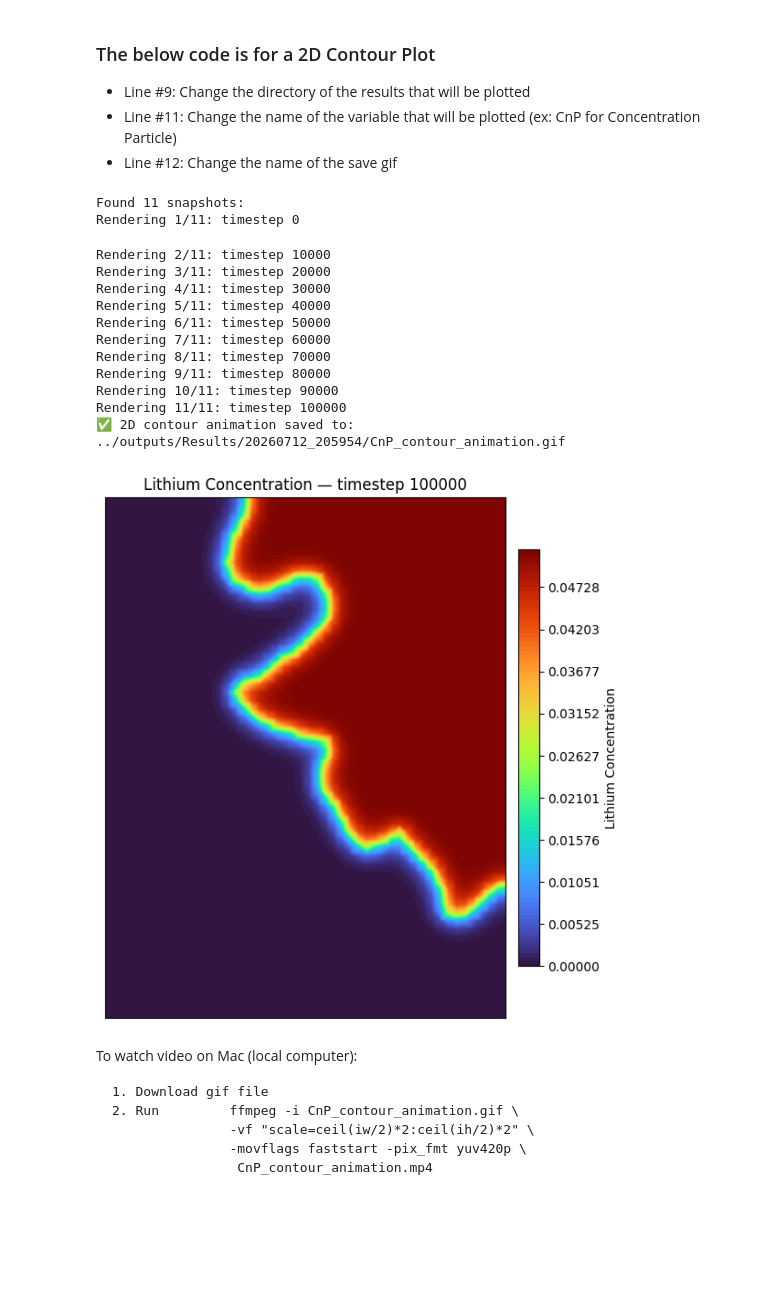
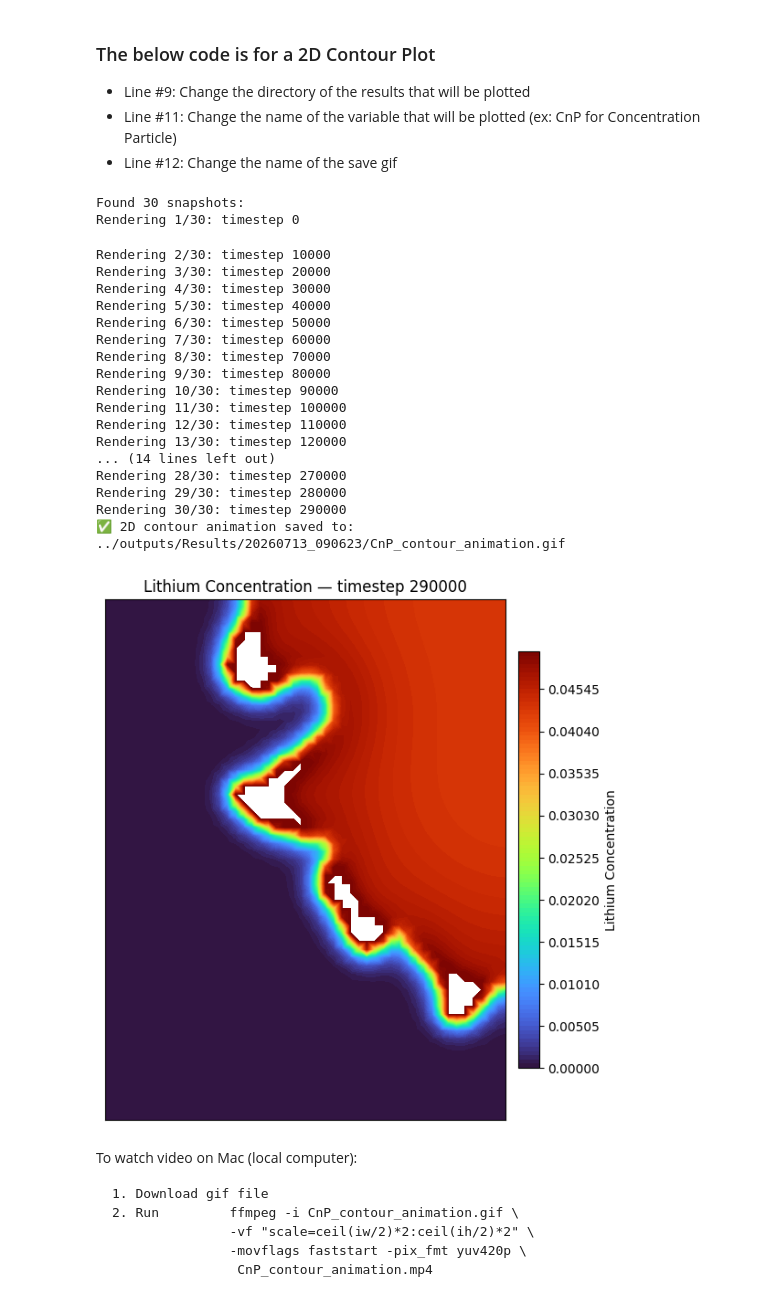
Before and after one commit to trahman64/BESFEM, a Jupyter notebook: plotting/timestep_plot.ipynb, the cells around one changed output. Saved outputs shown, nothing was run; the diff lists cells and outputs as text; code cells hidden in the pictures; blank space fills up the shorter version.

```diff
--- a/plotting/timestep_plot.ipynb
+++ b/plotting/timestep_plot.ipynb
@@ -116,7 +116,7 @@ import glob, os
 from matplotlib.colors import Normalize
 
 # --- USER SETTINGS ---
-result_dir = "../outputs/Results/20260712_205954"
+result_dir = "../outputs/Results/20260713_090623"
 mesh_file = os.path.join(result_dir, "pmesh")
 # mesh_file = os.path.join("../MSU_HPCC/pmesh")
 pattern = os.path.join(result_dir, "CnP_total_[0-9]*")
@@ -154,8 +154,8 @@ ax.set_xticks([]); ax.set_yticks([])
 plt.tight_layout()
 
 # ✅ Fixed normalization and levels
-norm = Normalize(vmin=0.0, vmax=0.05201)
-levels = np.linspace(0, 0.05201, 100)
+norm = Normalize(vmin=0.0, vmax=0.07)
+levels = np.linspace(0, 0.07, 100)
 
 # Dummy contour for fixed 0–1 colorbar
 dummy = ax.tricontourf(X, Y, np.zeros_like(X), levels=levels, cmap='turbo', norm=norm)
@@ -163,48 +163,54 @@ cbar = fig.colorbar(dummy, ax=ax, shrink=0.8, pad=0.02)
 cbar.set_label("Lithium Concentration")
 ax.clear()
 
 # --- Create GIF writer ---
 with imageio.get_writer(output_gif, mode='I', fps=5) as writer:
     for i, fname in enumerate(files):
         step_str = os.path.basename(fname).split("_")[-1]
         timestep = int(step_str)
         print(f"Rendering {i+1}/{len(files)}: timestep {timestep}")
 
         # Load MFEM GridFunction data
         gf = mfem.GridFunction(mesh, fname)
         Z = gf.GetDataArray()
 
-        Z = np.clip(Z, 0.0, 0.05201) # Forcing values within [0, 1.0]
+        Z = np.clip(Z, 0.0, 0.07) # Forcing values within [0, 1.0]
 
         ax.clear()
         cntr = ax.tricontourf(X, Y, Z, levels=levels, cmap='turbo', norm=norm)
         ax.set_aspect('equal', adjustable='box')
         ax.set_xticks([]); ax.set_yticks([])
         ax.set_title(f"Lithium Concentration — timestep {timestep}")
 
         # Save frame to temp file
         frame_path = "temp_frame.png"
         plt.savefig(frame_path, dpi=100, bbox_inches='tight')
         writer.append_data(imageio.imread(frame_path))
 
 # Clean up temporary frame
 os.remove("temp_frame.png")
 print(f"✅ 2D contour animation saved to: {output_gif}")
 # %% [output]
-Found 11 snapshots:
-Rendering 1/11: timestep 0
+Found 30 snapshots:
+Rendering 1/30: timestep 0
-Rendering 2/11: timestep 10000
-Rendering 3/11: timestep 20000
-Rendering 4/11: timestep 30000
-Rendering 5/11: timestep 40000
-Rendering 6/11: timestep 50000
-Rendering 7/11: timestep 60000
-Rendering 8/11: timestep 70000
-Rendering 9/11: timestep 80000
-Rendering 10/11: timestep 90000
-Rendering 11/11: timestep 100000
-✅ 2D contour animation saved to: ../outputs/Results/20260712_205954/CnP_contour_animation.gif
+Rendering 2/30: timestep 10000
+Rendering 3/30: timestep 20000
+Rendering 4/30: timestep 30000
+Rendering 5/30: timestep 40000
+Rendering 6/30: timestep 50000
+Rendering 7/30: timestep 60000
+Rendering 8/30: timestep 70000
+Rendering 9/30: timestep 80000
+Rendering 10/30: timestep 90000
+Rendering 11/30: timestep 100000
+Rendering 12/30: timestep 110000
+Rendering 13/30: timestep 120000
+... (14 lines left out)
+Rendering 28/30: timestep 270000
+Rendering 29/30: timestep 280000
+Rendering 30/30: timestep 290000
+✅ 2D contour animation saved to: ../outputs/Results/20260713_090623/CnP_contour_animation.gif
-[figure, old version]
+[figure, new version]
 # %% [markdown]
 To watch video on Mac (local computer):
 
```
Also changed, not shown: 4 other files.
